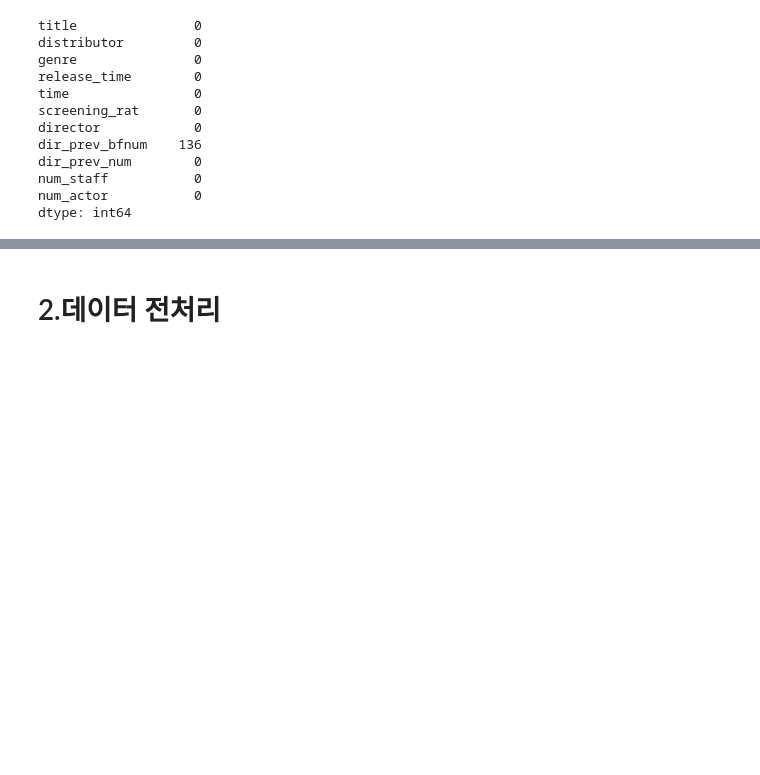
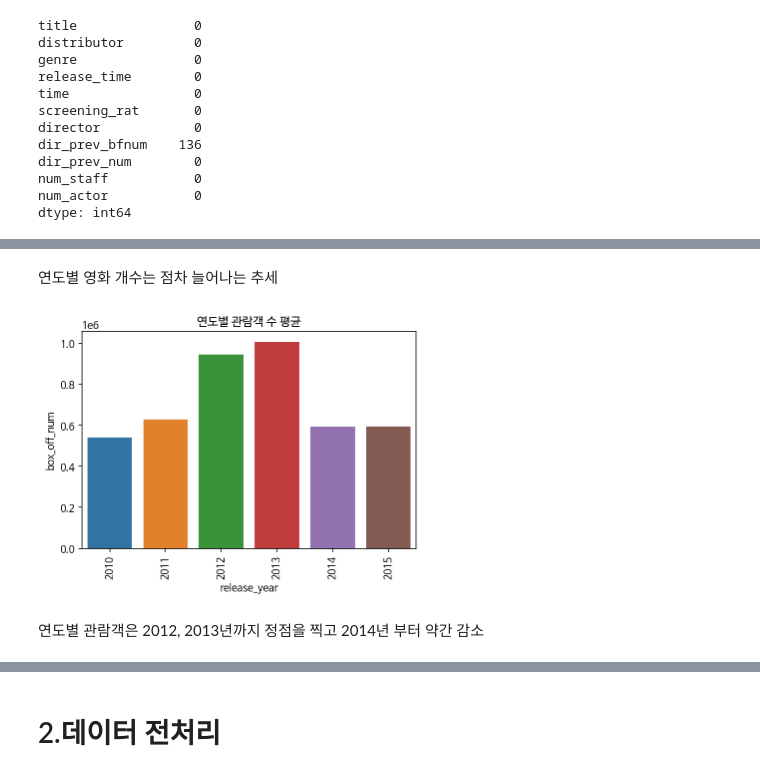
Before and after one commit to Sunnnyyy16/Dacon_study, a Jupyter notebook: dacon_movie/movie_audience.ipynb, the cells around one changed output, grey strips where cells are left out. Saved outputs shown, nothing was run; the diff lists cells and outputs as text; code cells hidden in the pictures; blank space fills up the shorter version.

```diff
--- a/dacon_movie/movie_audience.ipynb
+++ b/dacon_movie/movie_audience.ipynb
@@ -125,0 +260,11 @@ dir_prev_bfnum의 null값이 데이터의 절반이상 차지
+# %% [markdown]
+연도별 영화 개수는 점차 늘어나는 추세
+# %%
+plt.figure()
+sns.barplot(x='release_year',y='box_off_num', data=train.groupby('release_year')['box_off_num'].mean().reset_index())
+plt.title('연도별 관람객 수 평균')
+plt.show()
+# %% [output]
+[figure, added]
+# %% [markdown]
+연도별 관람객은 2012, 2013년까지 정점을 찍고 2014년 부터 약간 감소
```
Also changed, not shown: parts of 25 cells of this notebook.
